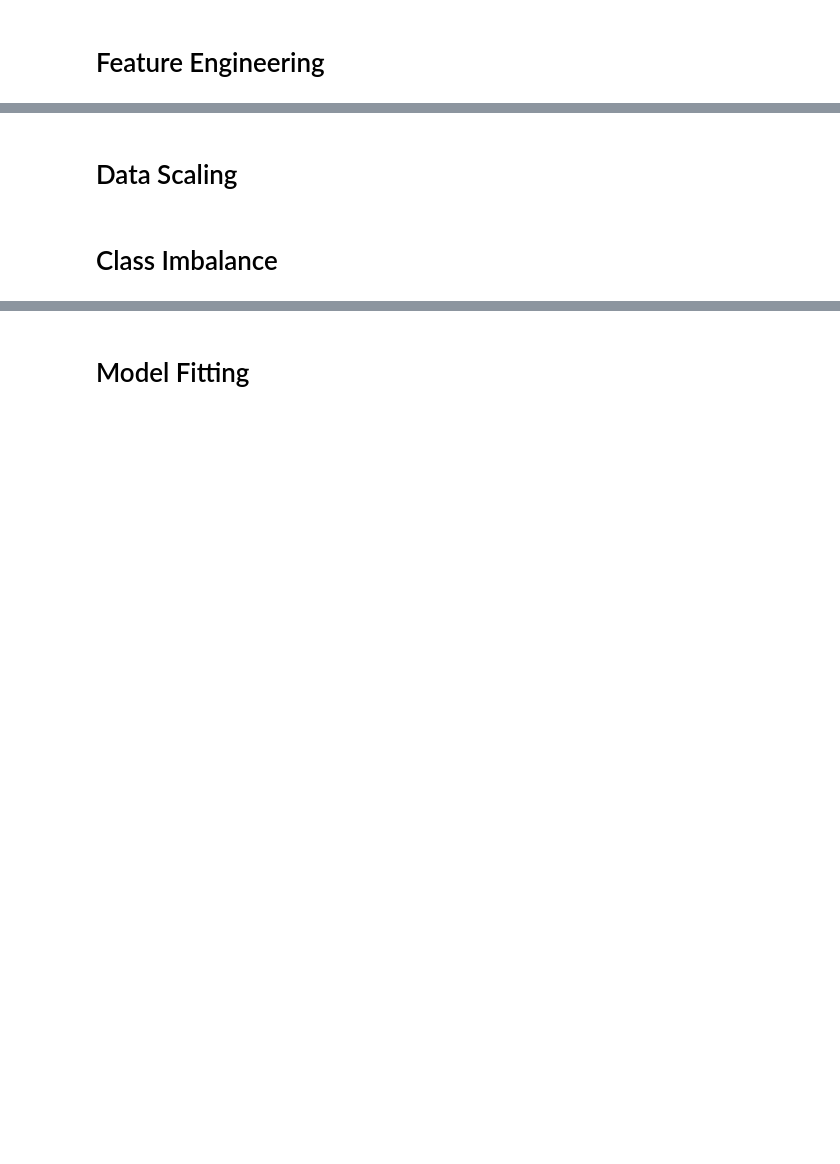
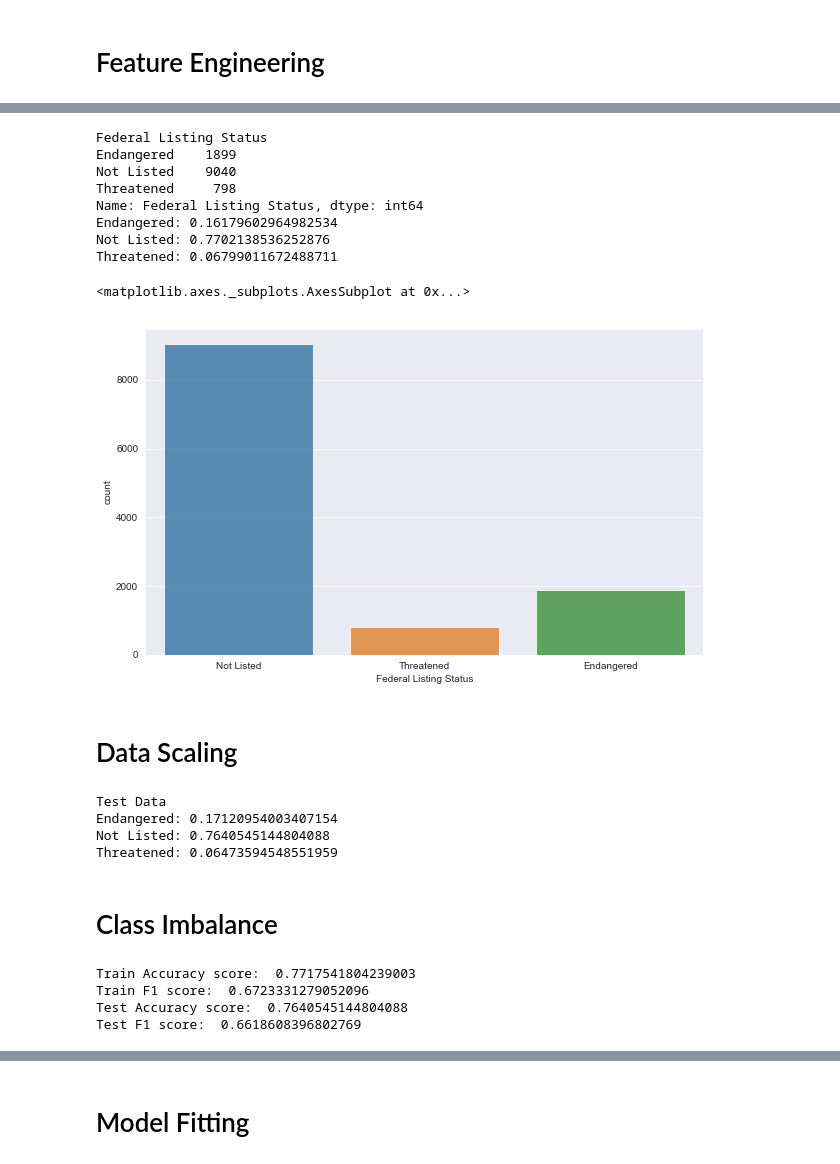
Before and after one commit to acdick/endangered_species_classification, a Jupyter notebook: Source/endangered_species.ipynb, the cells around one changed output, grey strips where cells are left out. Drawn from its saved outputs; the diff is of its cells as text; code cells hidden in the pictures; blank space fills up the shorter version.

Commit message:
added class imbalance, dummy and log regression

```diff
--- a/Source/endangered_species.ipynb
+++ b/Source/endangered_species.ipynb
@@ -229,0 +246,8 @@ species.head(20)
+# %%
+species.columns = ['Scientific Name',
+                   'Common Name',
+                   'Group',
+                   'Region',
+                   'Federal Listing Status',
+                   'VIP',
+                   'State']
@@ -230,2 +272,7 @@ species.head(20)
 # %% [markdown]
 # Feature Engineering
+# %%
+#create dummy variables
+species = pd.get_dummies(data=species, columns=['Group', 'Region', 'VIP', 'State'])
+print(species.shape)
+species.head()
@@ -232,2 +292,23 @@ species.head(20)
+# %%
+# federal listing status
+print(species.groupby('Federal Listing Status')['Federal Listing Status'].count())
+print('Endangered: ' + str((species['Federal Listing Status'] == 'Endangered').sum() / species.shape[0]))
+print('Not Listed: ' + str((species['Federal Listing Status'] == 'Not Listed').sum() / species.shape[0]))
+print('Threatened: ' + str((species['Federal Listing Status'] == 'Threatened').sum() / species.shape[0]))
+
+# plot class imbalance
+fig, ax = plt.subplots(figsize=(10,6))
+sns.countplot(species['Federal Listing Status'], alpha=0.8)
+# %% [output]
+Federal Listing Status
+Endangered    1899
+Not Listed    9040
+Threatened     798
+Name: Federal Listing Status, dtype: int64
+Endangered: 0.16179602964982534
+Not Listed: 0.7702138536252876
+Threatened: 0.06799011672488711
+<matplotlib.axes._subplots.AxesSubplot at 0x...>
+[figure, added]
 # %% [markdown]
 # Data Scaling
@@ -234,2 +317,16 @@ species.head(20)
+# %%
+# setting up testing and training sets
+X_train, X_test, y_train, y_test = train_test_split(X, y, test_size=0.20)
+
+# federal listing status
+print('Test Data')
+print('Endangered: ' + str((y_test == 'Endangered').sum() / y_test.count()))
+print('Not Listed: ' + str((y_test == 'Not Listed').sum() / y_test.count()))
+print('Threatened: ' + str((y_test == 'Threatened').sum() / y_test.count()))
+# %% [output]
+Test Data
+Endangered: 0.17120954003407154
+Not Listed: 0.7640545144804088
+Threatened: 0.06473594548551959
 # %% [markdown]
 # Class Imbalance
@@ -235,0 +339,18 @@ species.head(20)
+# %%
+# DummyClassifier to predict majority class
+dummy = DummyClassifier(strategy='most_frequent').fit(X_train, y_train)
+dummy_pred_train = dummy.predict(X_train)
+dummy_pred_test = dummy.predict(X_test)
+
+# checking training metrics
+print('Train Accuracy score: ', accuracy_score(y_train, dummy_pred_train))
+print('Train F1 score: ', f1_score(y_train, dummy_pred_train, average='weighted'))
+
+# checking test metrics
+print('Test Accuracy score: ', accuracy_score(y_test, dummy_pred_test))
+print('Test F1 score: ', f1_score(y_test, dummy_pred_test, average='weighted'))
+# %% [output]
+Train Accuracy score:  0.7717541804239003
+Train F1 score:  0.6723331279052096
+Test Accuracy score:  0.7640545144804088
+Test F1 score:  0.6618608396802769
```
Also changed, not shown: parts of 17 cells of this notebook.
